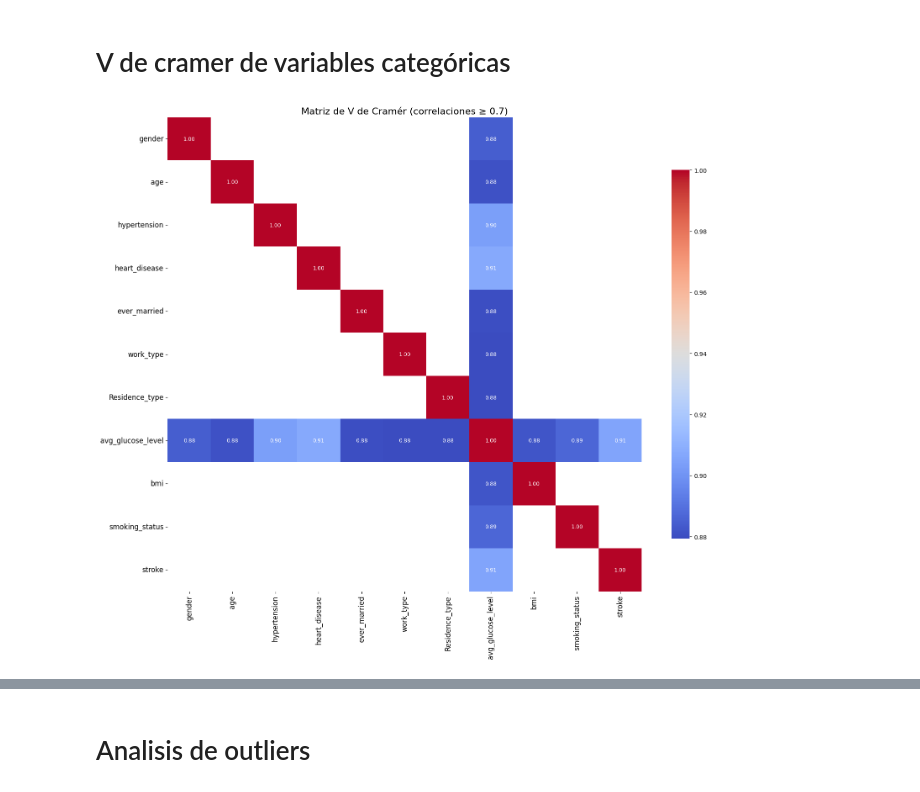
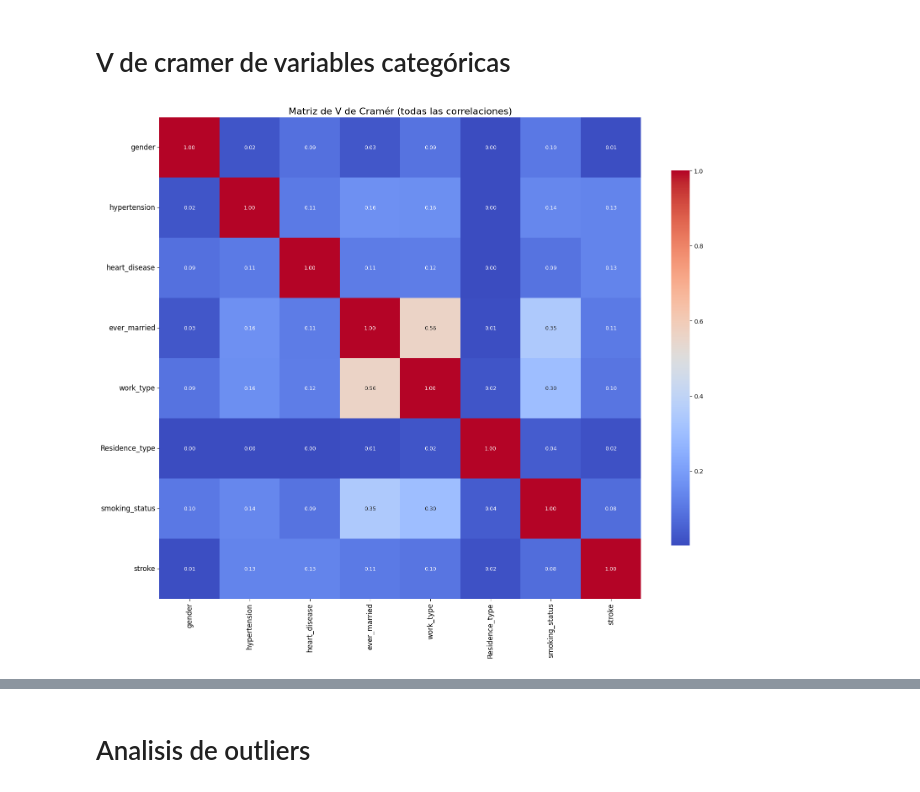
Before and after one commit to Bootcamp-IA-P4/brainstroke-navm, a Jupyter notebook: EDA.ipynb, the cells around one changed output, grey strips where cells are left out. Drawn from its saved outputs; the diff is of its cells as text; code cells hidden in the pictures.

```diff
--- a/EDA.ipynb
+++ b/EDA.ipynb
@@ -221,42 +221,47 @@ Teniendo en cuenta la siguiente formula y sabiendo como hemos mencionado anterio
 # %%
 from itertools import combinations
 from scipy.stats import chi2_contingency
 
+# Función para calcular V de Cramér
 def cramers_v(confusion_matrix):
     chi2, p, dof, expected = chi2_contingency(confusion_matrix)
     n = confusion_matrix.sum().sum()
     k = min(confusion_matrix.shape)
     return np.sqrt(chi2 / (n * (k - 1)))
 
-matrix = pd.DataFrame(index=df.columns, columns=df.columns)
+# Variables seleccionadas
+selected_vars = [
+    'gender', 'hypertension', 'heart_disease', 'ever_married',
+    'work_type', 'Residence_type', 'smoking_status', 'stroke'
+]
+
+# Filtrar DataFrame con las variables seleccionadas
+df_subset = df[selected_vars]
+
+# Crear matriz vacía para guardar los resultados
+matrix = pd.DataFrame(index=selected_vars, columns=selected_vars)
 
 # Calcular V de Cramér para cada par de variables
-for var1, var2 in combinations(df.columns, 2):
-    contingency_table = pd.crosstab(df[var1], df[var2])
+for var1, var2 in combinations(selected_vars, 2):
+    contingency_table = pd.crosstab(df_subset[var1], df_subset[var2])
     value = cramers_v(contingency_table)
     matrix.loc[var1, var2] = value
     matrix.loc[var2, var1] = value
 
-# Diagonal con 1s
+# Asignar 1s en la diagonal
 np.fill_diagonal(matrix.values, 1)
 
 # Convertir la matriz a tipo float
 matrix = matrix.astype(float)
 
-# Filtrar solo las relaciones con V de Cramér >= 0.8
-high_corr_matrix = matrix[matrix >= 0.8]
-
-# Eliminar filas y columnas completamente vacías (sin correlaciones > 0.8)
-high_corr_matrix = high_corr_matrix.dropna(axis=0, how='all').dropna(axis=1, how='all')
-
-# Visualizar el heatmap solo con las variables que tienen correlaciones altas
-plt.figure(figsize=(16, 14))  # Aumenta tamaño del gráfico
-sns.heatmap(high_corr_matrix, annot=True, fmt=".2f", cmap="coolwarm", square=True,
+# Visualizar heatmap completo
+plt.figure(figsize=(16, 14))
+sns.heatmap(matrix, annot=True, fmt=".2f", cmap="coolwarm", square=True,
             annot_kws={"size": 9}, cbar_kws={"shrink": 0.7})
-plt.title("Matriz de V de Cramér (correlaciones ≥ 0.7)", fontsize=16)
+plt.title("Matriz de V de Cramér (todas las correlaciones)", fontsize=16)
 plt.xticks(rotation=90, fontsize=12)
 plt.yticks(rotation=0, fontsize=12)
 plt.tight_layout()
 plt.show()
 # %% [output]
-[figure, old version]
+[figure, new version]
```
Also changed, not shown: parts of 4 cells of this notebook.
